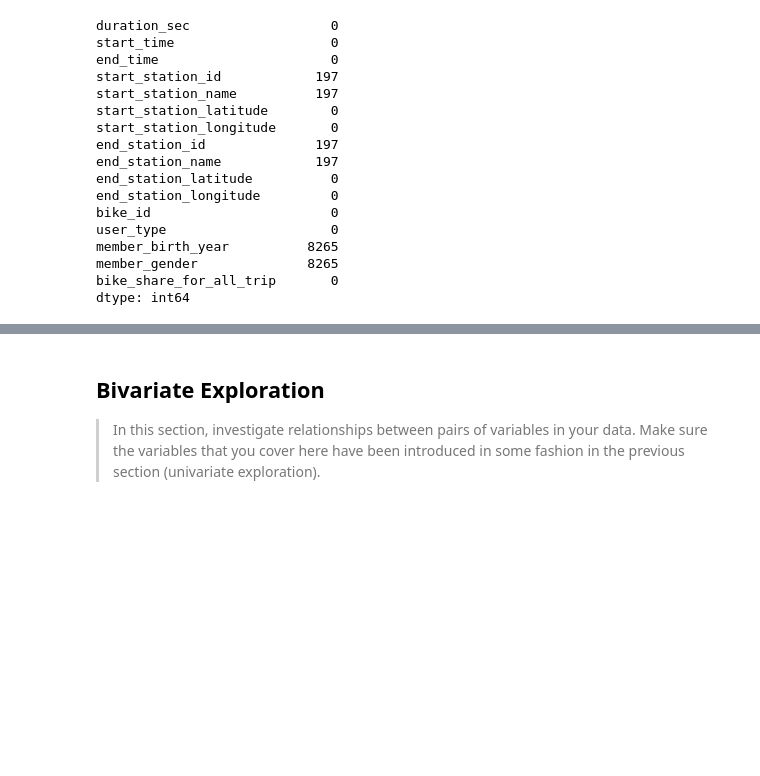
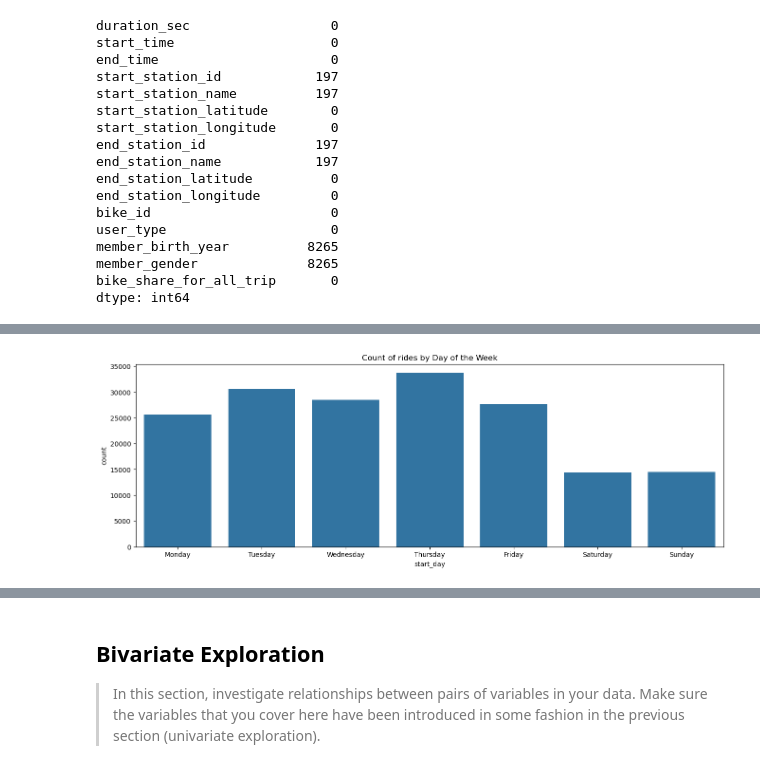
Before and after one commit to Abdou240/Data_Analyst_Nanodegree_ALX, a Jupyter notebook: Projekts/Projekt_3/Part_I_exploration_template.ipynb, the cells around one changed output, grey strips where cells are left out. Cells and saved outputs as stored; diff of their text form; code cells hidden in the pictures; blank space fills up the shorter version.

```diff
--- a/Projekts/Projekt_3/Part_I_exploration_template.ipynb
+++ b/Projekts/Projekt_3/Part_I_exploration_template.ipynb
@@ -154,0 +338,11 @@ and prepare yourself to look at relationships between variables.
+# %%
+#  Convert Bike_clean.start_day from Object to Category
+Ordered_Days = ["Monday", "Tuesday", "Wednesday", "Thursday", "Friday", "Saturday", "Sunday"]
+Bike_clean['start_day'] = Bike_clean['start_day'].astype( pd.api.types.CategoricalDtype(ordered = True, categories = Ordered_Days))
+# %%
+#Distribution of start_day
+fig, ax = plt.subplots(figsize = (16,5))
+sb.countplot(x = "start_day", data = Bike_clean, color  = sb.color_palette()[0]);
+plt.title("Count of rides by Day of the Week");
+# %% [output]
+[figure, added]
```
Also changed, not shown: parts of 72 cells of this notebook.
